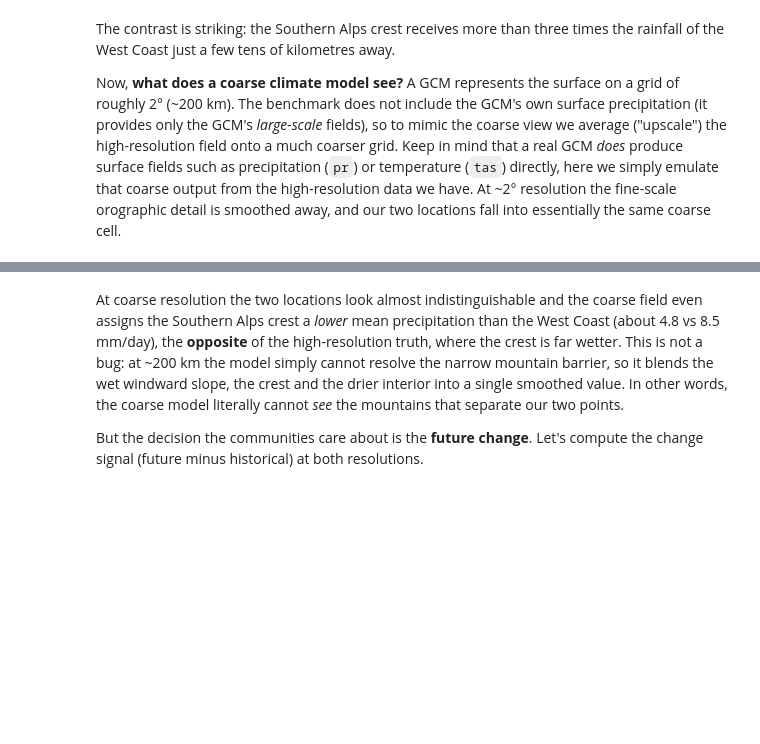
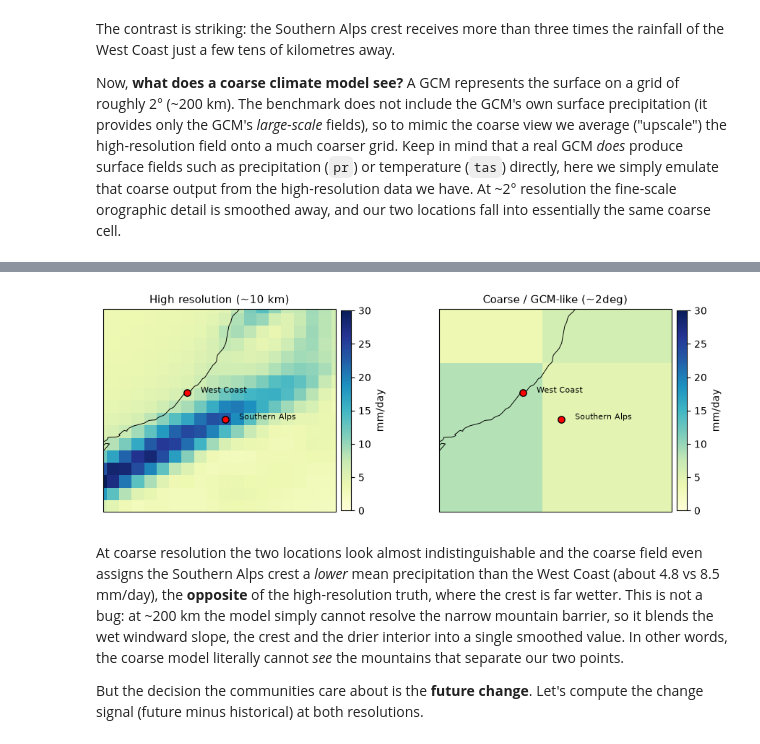
Before and after one commit to steve-salmond/downscaling-climate-projections, a Jupyter notebook: Statistical_Downscaling_of_Climate_Projections_with_Deep_Learning.ipynb, the cells around one changed output, grey strips where cells are left out. Drawn from its saved outputs; the diff is of its cells as text; code cells hidden in the pictures; blank space fills up the shorter version.

```diff
--- a/Statistical_Downscaling_of_Climate_Projections_with_Deep_Learning.ipynb
+++ b/Statistical_Downscaling_of_Climate_Projections_with_Deep_Learning.ipynb
@@ -618,3 +627,17 @@ for p in POINTS:
+# %%
+# ADDITION - Display a cropped-in map.
+fig, axes = make_map_axes(ncols=2, figsize=(11, 4.8))
+plot_field(axes[0], pr_hist_clim, title="High resolution (~10 km)",
+           cmap="YlGnBu", vmin=0, vmax=30, points=POINTS, cbar_label="mm/day")
+plot_field(axes[1], pr_hist_clim_coarse, title="Coarse / GCM-like (~2deg)",
+           cmap="YlGnBu", vmin=0, vmax=30, points=POINTS, cbar_label="mm/day")
+
+# Crop in on the region of interest
+axes[0].set_extent([170.25, 172.25, -43.75, -42], crs=ccrs.PlateCarree())
+axes[1].set_extent([170.25, 172.25, -43.75, -42], crs=ccrs.PlateCarree())
+plt.show()
+# %% [output]
+[figure, added]
 # %% [markdown]
 At coarse resolution the two locations look almost indistinguishable and the coarse field
 even assigns the Southern Alps crest a *lower* mean precipitation than the West Coast (about
```
Also changed, not shown: parts of 9 cells of this notebook.
